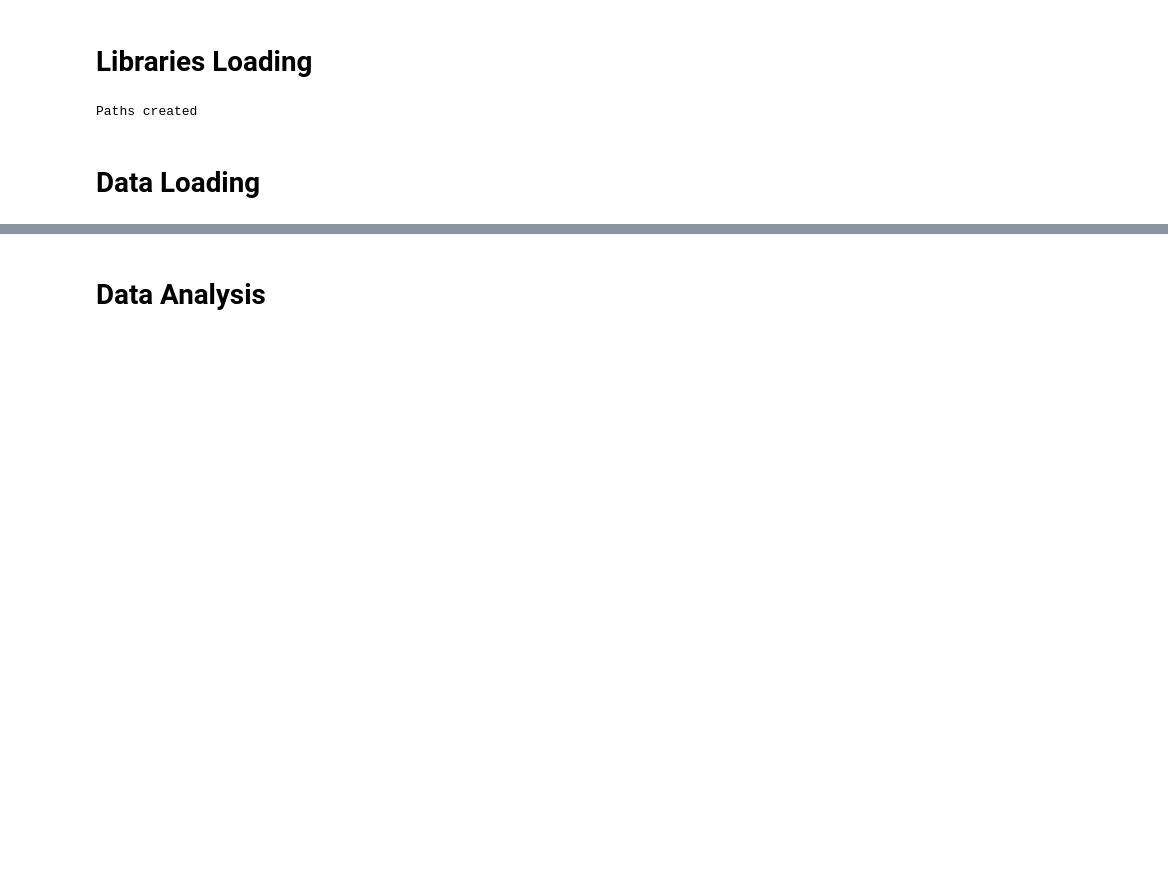
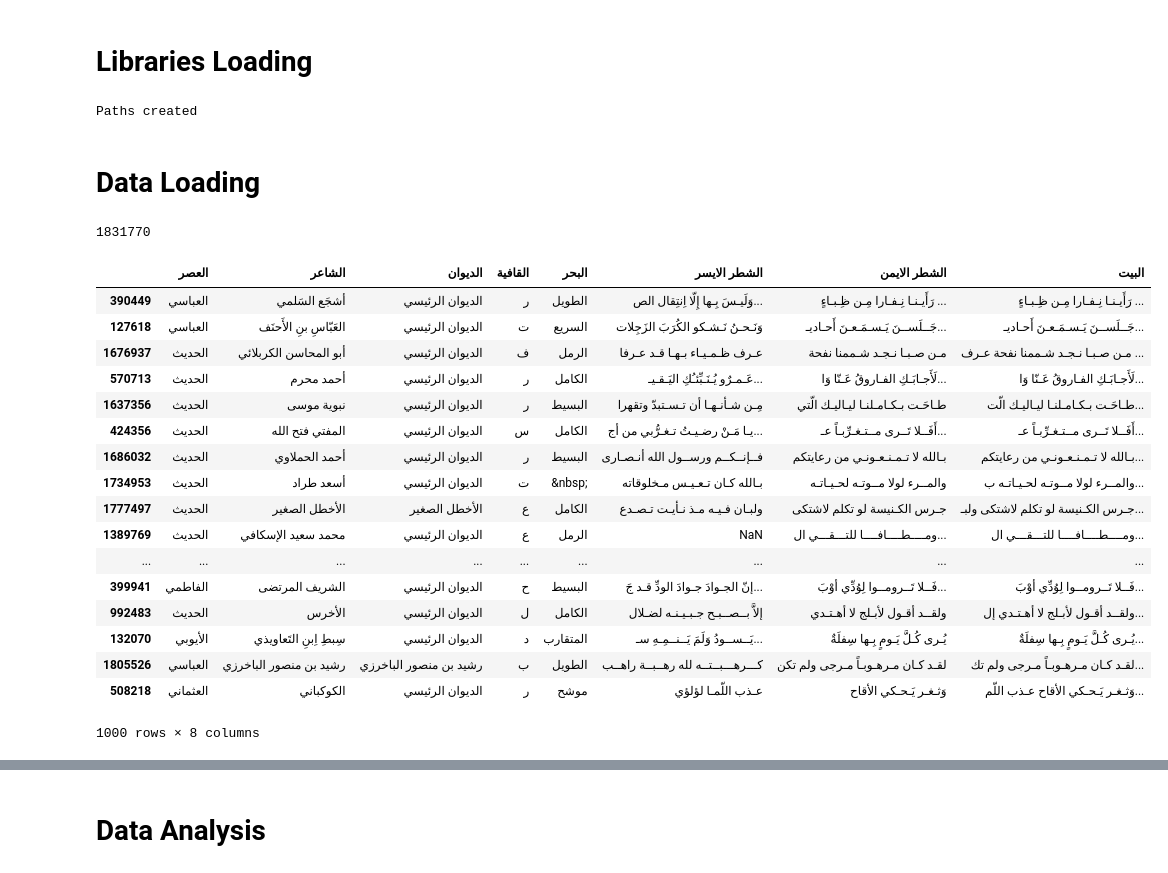
Before and after one commit to hci-lab/LearningMetersPoems, a Jupyter notebook: Arabic_Poetry_RNN/src/Load_and_Encode.ipynb, the cells around one changed output, grey strips where cells are left out. Saved outputs shown, nothing was run; the diff lists cells and outputs as text; code cells hidden in the pictures; blank space fills up the shorter version.

```diff
--- a/Arabic_Poetry_RNN/src/Load_and_Encode.ipynb
+++ b/Arabic_Poetry_RNN/src/Load_and_Encode.ipynb
@@ -35,4 +34,31 @@ print("Paths created")
 Paths created
 # %% [markdown]
 # Data Loading
+# %%
+#input_data = pd.read_csv(input_data_path, index_col=0)
+len(input_data)
+# %% [output]
+1831770
+# %%
+sample = input_data.sample(1000)
+sample
+# %% [output]
+|  | العصر | الشاعر | الديوان | القافية | البحر | الشطر الايسر | الشطر الايمن | البيت |
+| 390449 | العباسي | أشجَع السَلمي | الديوان الرئيسي | ر | الطويل | وَلَيـسَ بِـها إِلّا اِنتِقال الص... | رَأَيـنـا نِـفـارا مِـن ظِـبـاءٍ ... | رَأَيـنـا نِـفـارا مِـن ظِـبـاءٍ ... |
+| 127618 | العباسي | العَبّاسِ بنِ الأَحنَف | الديوان الرئيسي | ت | السريع | وَنَـحـنُ نَـشـكو الكُرَبَ الزَجِلات | جَــلَســنَ يَـسـمَـعـنَ أَحـاديـ... | جَــلَســنَ يَـسـمَـعـنَ أَحـاديـ... |
+| 1676937 | الحديث | أبو المحاسن الكربلائي | الديوان الرئيسي | ف | الرمل | عـرف ظـمـيـاء بـهـا قـد عـرفا | مـن صـبـا نـجـد شـممنا نفحة | مـن صـبـا نـجـد شـممنا نفحة عـرف ... |
+| 570713 | الحديث | أحمد محرم | الديوان الرئيسي | ر | الكامل | عَـمـرٌو يُـنَـبِّئـُكِ اليَـقـيـ... | لَأَجـابَـكِ الفـاروقُ عَـنّا وَا... | لَأَجـابَـكِ الفـاروقُ عَـنّا وَا... |
+| 1637356 | الحديث | نبوية موسى | الديوان الرئيسي | ر | البسيط | مِـن شـأنـهـا أن تـسـتبدّ وتقهرا | طـاحَـت بـكـامـلنـا ليـاليـك الّتي | طـاحَـت بـكـامـلنـا ليـاليـك الّت... |
+| 424356 | الحديث | المفتي فتح الله | الديوان الرئيسي | س | الكامل | يـا مَـنْ رضـيـتُ تـغـرُّبي من أج... | أَفَــلا تَــرى مــتـغـرِّبـاً عـ... | أَفَــلا تَــرى مــتـغـرِّبـاً عـ... |
+| 1686032 | الحديث | أحمد الحملاوي | الديوان الرئيسي | ر | البسيط | فــإنــكــم ورســول الله أنـصـارى | بـالله لا تـمـنـعـونـي من رعايتكم | بـالله لا تـمـنـعـونـي من رعايتكم... |
+| 1734953 | الحديث | أسعد طراد | الديوان الرئيسي | ت | &nbsp; | بـالله كـان تـعـيـس مـخلوقاته | والمــرء لولا مــوتـه لحـيـاتـه | والمــرء لولا مــوتـه لحـيـاتـه ب... |
+| 1777497 | الحديث | الأخطل الصغير | الأخطل الصغير | ع | الكامل | ولبـان فـيـه مـذ نـأيـت تـصـدع | جـرس الكـنيسة لو تكلم لاشتكى | جـرس الكـنيسة لو تكلم لاشتكى ولبـ... |
+| 1389769 | الحديث | محمد سعيد الإسكافي | الديوان الرئيسي | ع | الرمل | NaN | ومــــطــــافــــا للتـــقـــي ال... | ومــــطــــافــــا للتـــقـــي ال... |
+| ... | ... | ... | ... | ... | ... | ... | ... | ... |
+| 399941 | الفاطمي | الشريف المرتضى | الديوان الرئيسي | ح | البسيط | إنّ الجـوادَ جـوادَ الودِّ قـد جَ... | فَــلا تَــرومــوا لِوُدِّي أوْبَ... | فَــلا تَــرومــوا لِوُدِّي أوْبَ... |
+| 992483 | الحديث | الأخرس | الديوان الرئيسي | ل | الكامل | إلاَّ بــصــبـح جـبـيـنـه لضـلال | ولقــد أقـول لأبـلج لا أهـتـدي | ولقــد أقـول لأبـلج لا أهـتـدي إل... |
+| 132070 | الأيوبي | سِبطِ اِبنِ التَعاويذي | الديوان الرئيسي | د | المتقارب | يَــســودُ وَلَمَ يَــنــمِـهِ سـ... | يُـرى كُـلَّ يَـومٍ بِـها سِفلَةٌ | يُـرى كُـلَّ يَـومٍ بِـها سِفلَةٌ... |
+| 1805526 | العباسي | رشيد بن منصور الباخرزي | رشيد بن منصور الباخرزي | ب | الطويل | كـــرهـــبــتــه لله رهــبــة راهــب | لقـد كـان مـرهـوبـاً مـرجى ولم تكن | لقـد كـان مـرهـوبـاً مـرجى ولم تك... |
+| 508218 | العثماني | الكوكباني | الديوان الرئيسي | ر | موشح | عـذب اللّمـا لؤلؤي | وَثـغـر يَـحـكي الأقاح | وَثـغـر يَـحـكي الأقاح عـذب اللّم... |
+1000 rows × 8 columns
 # %%
```
Also changed, not shown: parts of 16 cells of this notebook.
